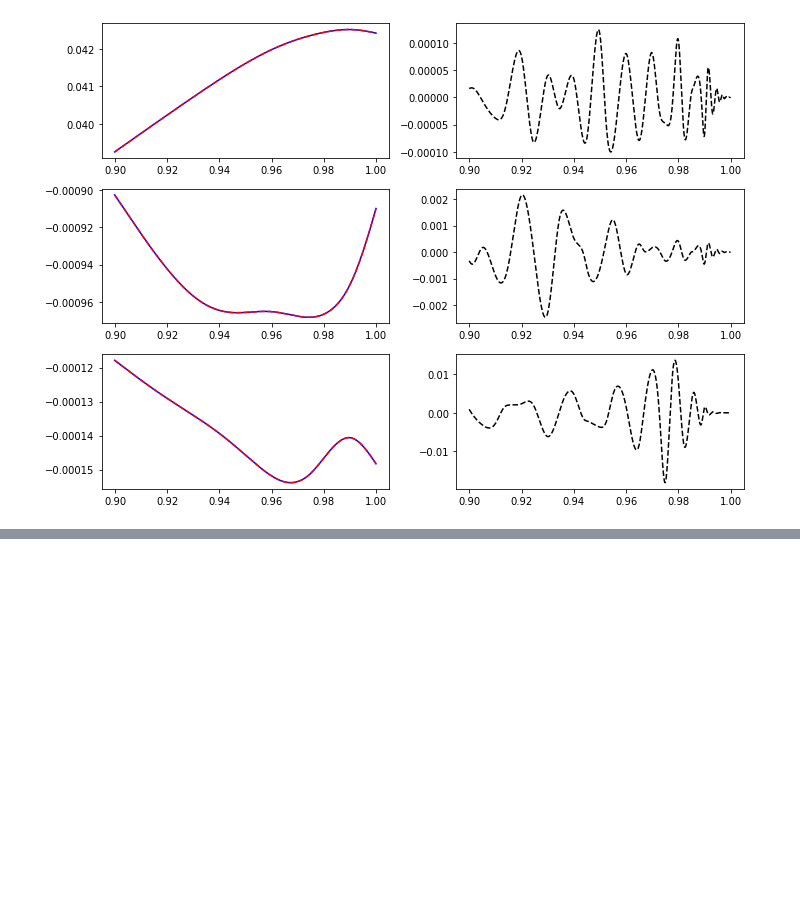
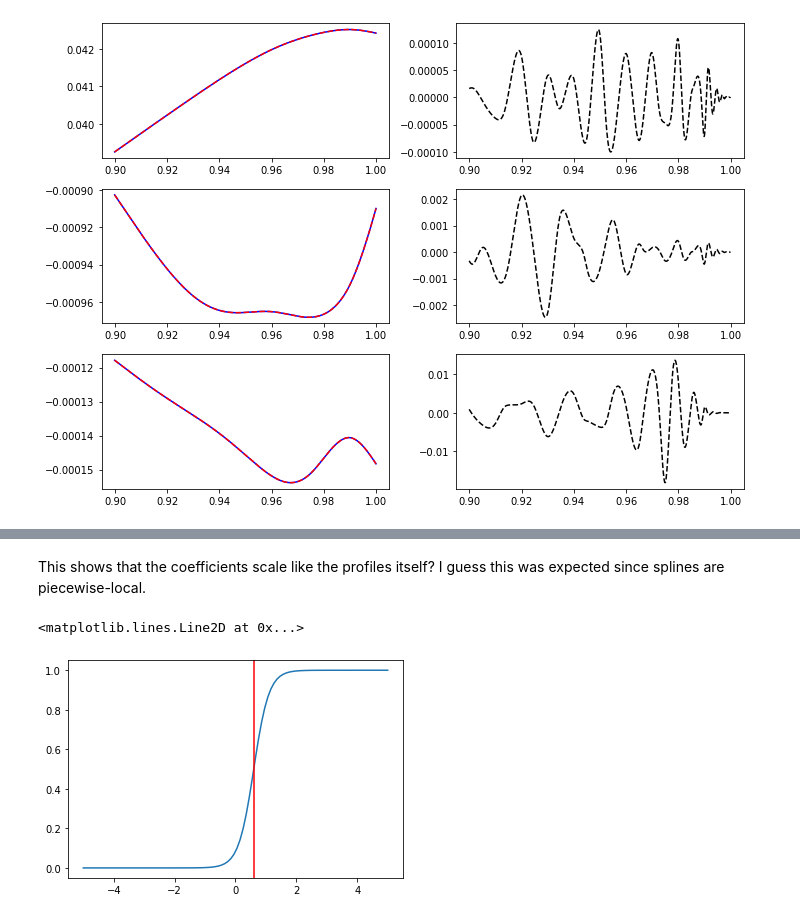
Before and after one commit to samarth-kashyap/qdPy, a Jupyter notebook: notebooks/splines.ipynb, the cells around one changed output, grey strips where cells are left out. Cells and saved outputs as stored; diff of their text form; code cells hidden in the pictures; blank space fills up the shorter version.

```diff
--- a/notebooks/splines.ipynb
+++ b/notebooks/splines.ipynb
@@ -139,0 +198,14 @@ r[7057]
+# %% [markdown]
+This shows that the coefficients scale like the profiles itself? I guess this was expected since splines are piecewise-local.
+# %%
+# creating the matching function which smoothly matches the extreme profiles near
+# the surface with the expected profiles at larger depths
+x = np.linspace(-5,5,100)
+# location of transition
+x0 = 0.6
+matching_function = 0.5*(np.tanh((x-x0)/0.5) + 1)
+plt.plot(x, matching_function)
+plt.axvline(x0, color='red')
+# %% [output]
+<matplotlib.lines.Line2D at 0x...>
+[figure, added]
```
Also changed, not shown: parts of 14 cells of this notebook.
